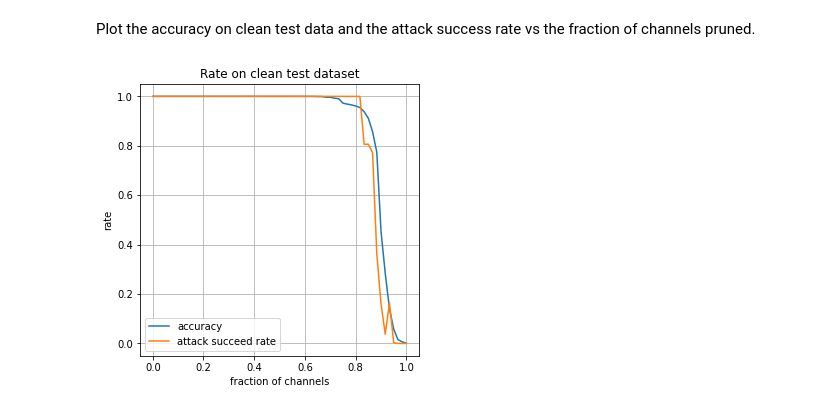
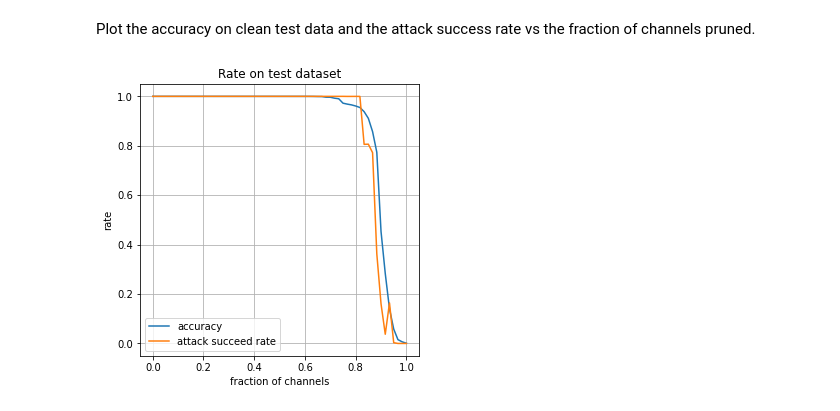
Before and after one commit to superChoi7/ML_for_Cyber_Lab3, a Jupyter notebook: main.ipynb, the cells around one changed output. Cells and saved outputs as stored; diff of their text form; code cells hidden in the pictures.

```diff
--- a/main.ipynb
+++ b/main.ipynb
@@ -438,14 +446,14 @@ Plot the accuracy on clean test data and the attack success rate vs the fraction
 # %%
 # plot the results
 fraction = np.array(iters) / iters[-1]
 
 plt.figure(figsize=(5, 5))
 plt.plot(fraction, acc_cl / acc_cl[0], label='accuracy')
 plt.plot(fraction, asr_bd / asr_bd[0], label='attack succeed rate')
 plt.xlabel('fraction of channels')
 plt.ylabel('rate')
-plt.title('Rate on clean test dataset')
+plt.title('Rate on test dataset')
 plt.legend()
 plt.grid()
 # %% [output]
-[figure, old version]
+[figure, new version]
```
Also changed, not shown: parts of 15 cells of this notebook, 1 other file.
